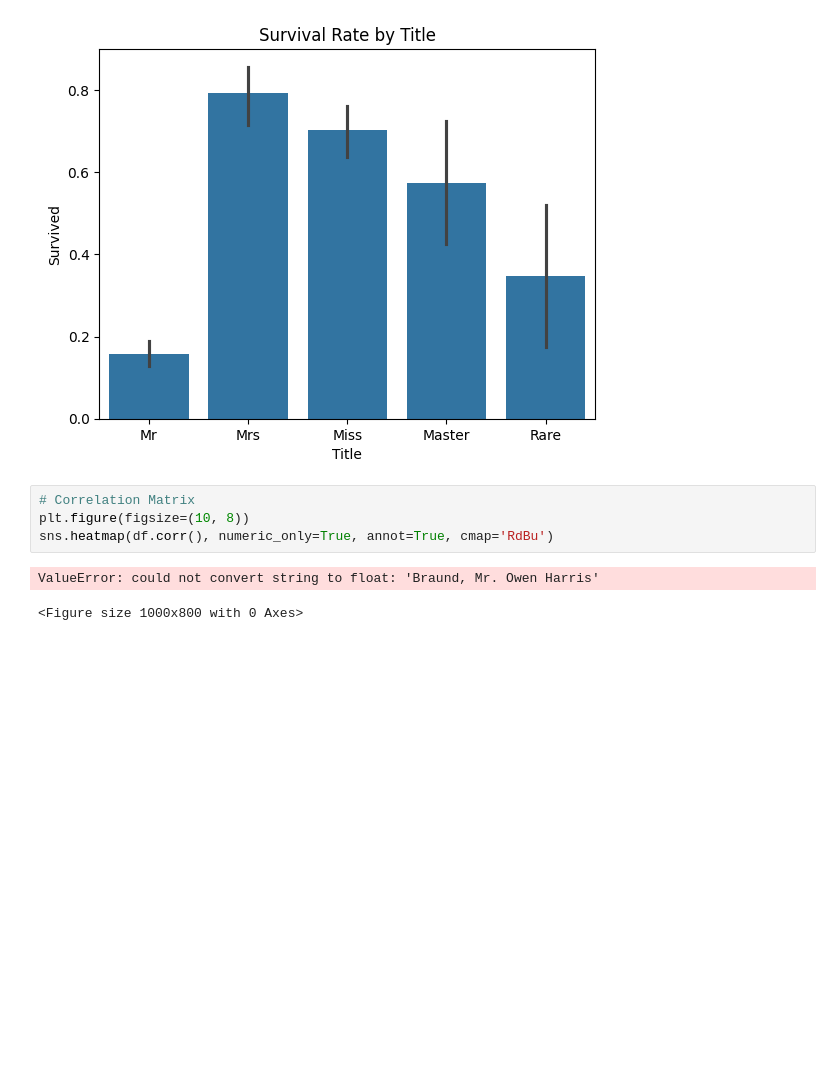
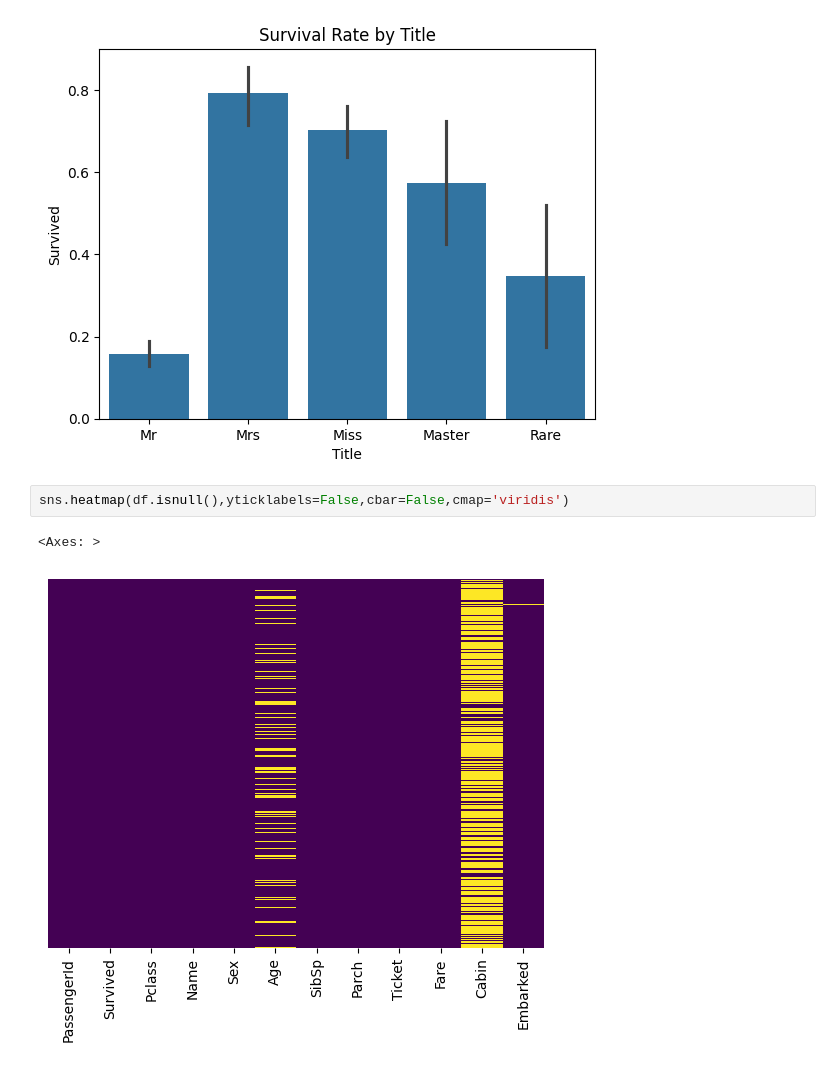
Before and after one commit to cess-dev/Titanic_Survival, a Jupyter notebook: notebooks/Titanic_Feature_Engineering.ipynb, the cells around one changed output. Drawn from its saved outputs; the diff is of its cells as text; blank space fills up the shorter version.

```diff
--- a/notebooks/Titanic_Feature_Engineering.ipynb
+++ b/notebooks/Titanic_Feature_Engineering.ipynb
@@ -31,9 +139,7 @@ plt.show()
 # %% [output]
 [figure]
 # %%
-# Correlation Matrix
-plt.figure(figsize=(10, 8))
-sns.heatmap(df.corr(), numeric_only=True, annot=True, cmap='RdBu')
+sns.heatmap(df.isnull(),yticklabels=False,cbar=False,cmap='viridis')
 # %% [output]
-ValueError: could not convert string to float: 'Braund, Mr. Owen Harris'
+<Axes: >
-<Figure size 1000x800 with 0 Axes>
+[figure, added]
```
Also changed, not shown: parts of 14 cells of this notebook, 6 other files.
